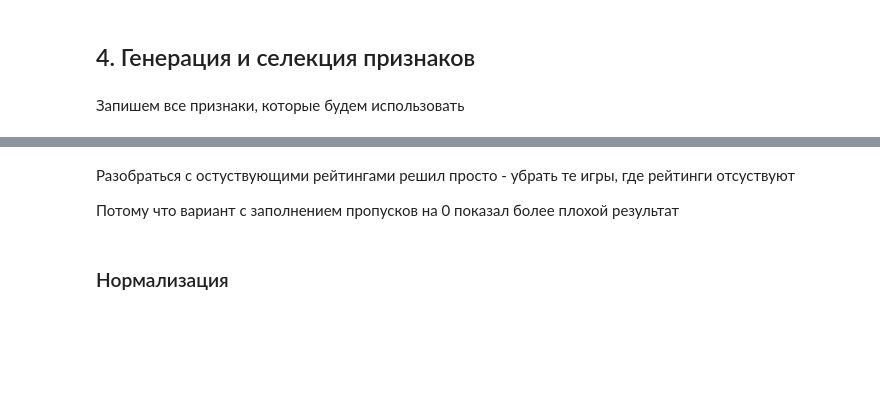
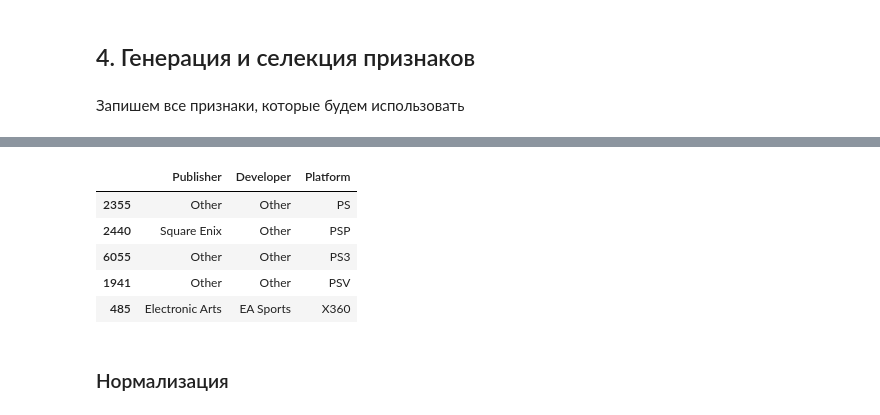
Before and after one commit to Dadypool/DS_project, a Jupyter notebook: Games.ipynb, the cells around one changed output, grey strips where cells are left out. Drawn from its saved outputs; the diff is of its cells as text; code cells hidden in the pictures; blank space fills up the shorter version.

```diff
--- a/Games.ipynb
+++ b/Games.ipynb
@@ -492,7 +464,2 @@ for i in range(len(data)):
-# %% [markdown]
-Разобраться с остуствующими рейтингами решил просто - убрать те игры, где рейтинги отсуствуют
-
-Потому что вариант с заполнением пропусков на 0 показал более плохой результат
-# %%
-data.dropna(inplace=True)
-data.reset_index(inplace=True, drop=True)
+# %%
+data['Developer'] = df['Developer'].apply(lambda s: s if s not in df['Developer'].value_counts()[15:] else 'Other')
@@ -499,3 +470,12 @@ data.reset_index(inplace=True, drop=True)
+# %%
+data[['Publisher', 'Developer', 'Platform']].sample(5)
+# %% [output]
+|  | Publisher | Developer | Platform |
+| 2355 | Other | Other | PS |
+| 2440 | Square Enix | Other | PSP |
+| 6055 | Other | Other | PS3 |
+| 1941 | Other | Other | PSV |
+| 485 | Electronic Arts | EA Sports | X360 |
 # %% [markdown]
 ### Нормализация
 # %%
```
Also changed, not shown: parts of 52 cells of this notebook.
